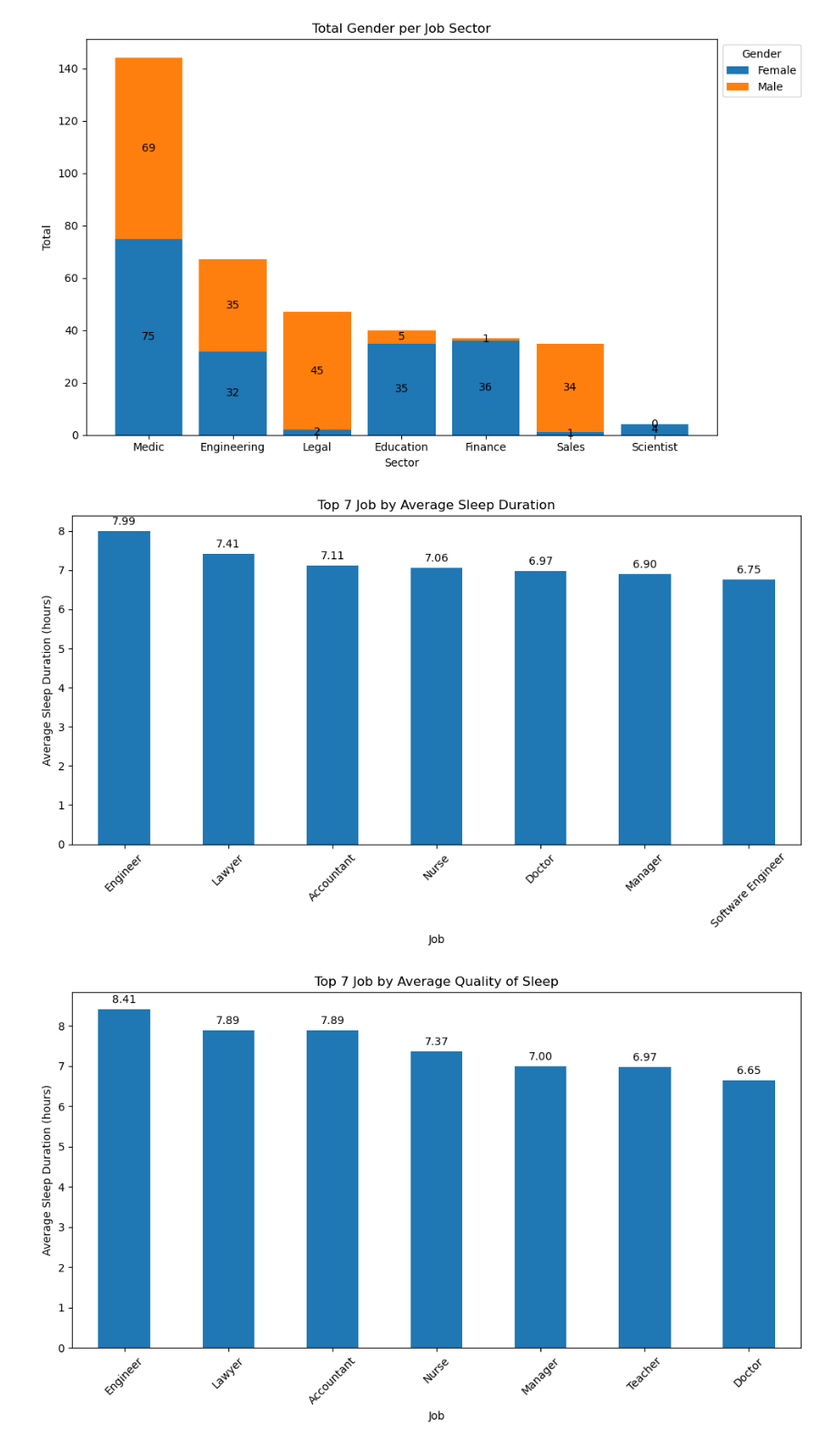
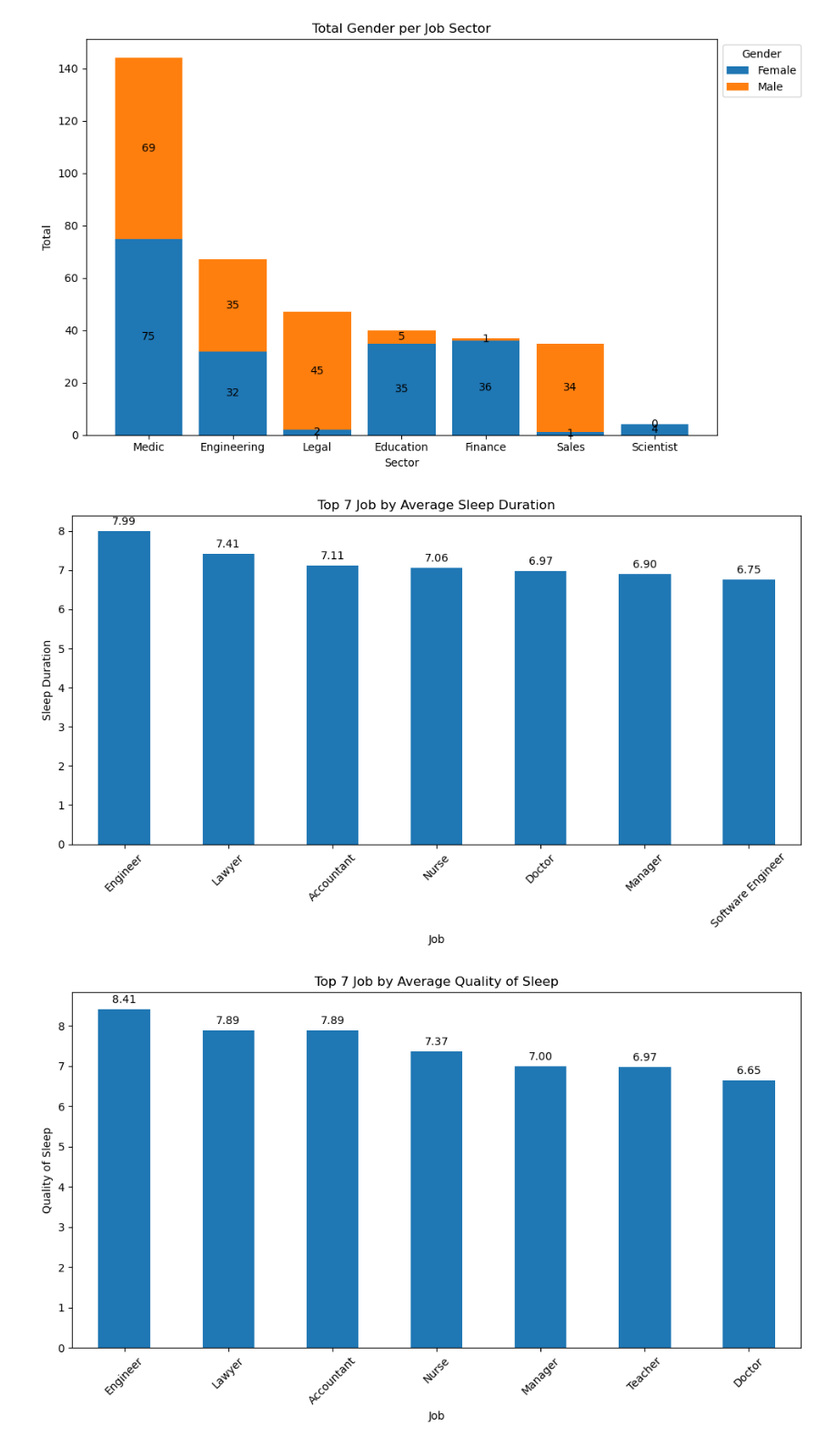
Before and after one commit to FlazeFy2/DS-Sleep_Health_and_Lifestyle_Dataset, a Jupyter notebook: exploratory data analysis-bar.ipynb, the cells around one changed output. Shown: that part at 91% size. Cells and saved outputs as stored; diff of their text form; code cells hidden in the pictures.

```diff
--- a/exploratory data analysis-bar.ipynb
+++ b/exploratory data analysis-bar.ipynb
@@ -152,33 +152,33 @@ plt.show()
 # %%
 import pandas as pd
 import matplotlib.pyplot as plt
 
 # Exploratory Data Analysis (EDA) - Top 7 Most Job With Average Context
 target_col = ['Sleep Duration','Quality of Sleep','Physical Activity Level','Stress Level','Daily Steps','Heart Rate']
 
 for dt in target_col:
     # Load dataset
     df = pd.read_csv("Sleep_health_and_lifestyle_dataset.csv")
 
     # Group by Occupation and Count Context
     avg_ctx_by_occupation = df.groupby('Occupation')[dt].mean()
 
     top_avg_ctx = avg_ctx_by_occupation.nlargest(7)
 
     # Bar Chart
     plt.figure(figsize=(10, 6))
     ax = top_avg_ctx.plot(kind='bar')
 
     # Add labels
     for i, value in enumerate(top_avg_ctx):
         plt.text(i, value + 0.1, f"{value:.2f}", ha='center', va='bottom')
 
     plt.title(f"Top 7 Job by Average {dt}")
     plt.xlabel("Job")
-    plt.ylabel("Average Sleep Duration (hours)")
+    plt.ylabel(f"{dt}")
     plt.xticks(rotation=45)
     plt.tight_layout()
     plt.show()
 # %% [output]
-[figure, old version]
+[figure, new version]
-[figure, old version]
+[figure, new version]
```
Also changed, not shown: parts of 1 cell of this notebook, 1 other file.
